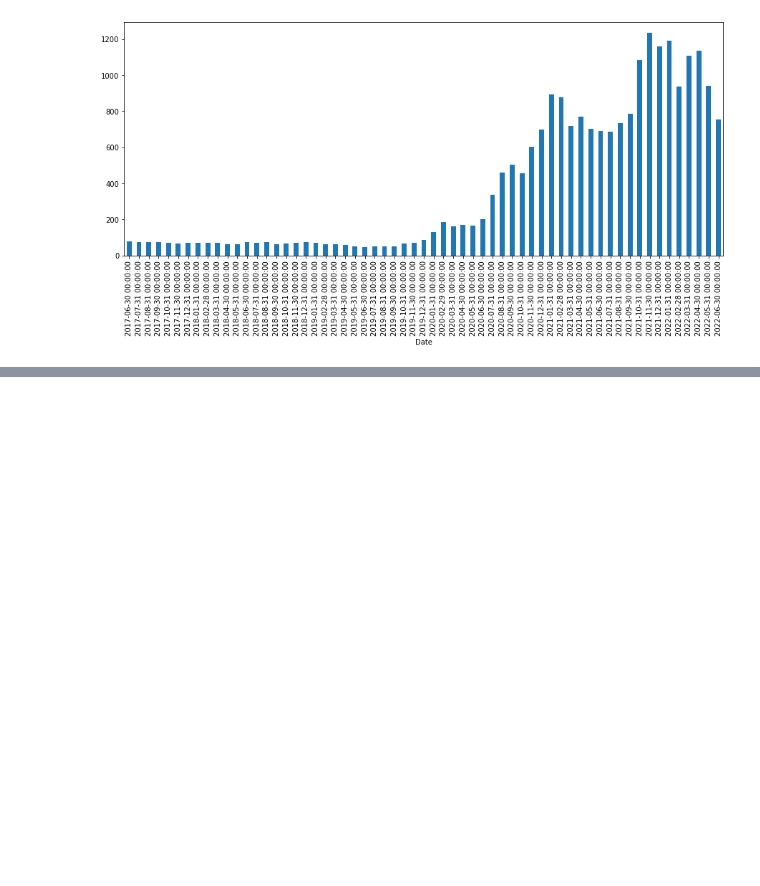
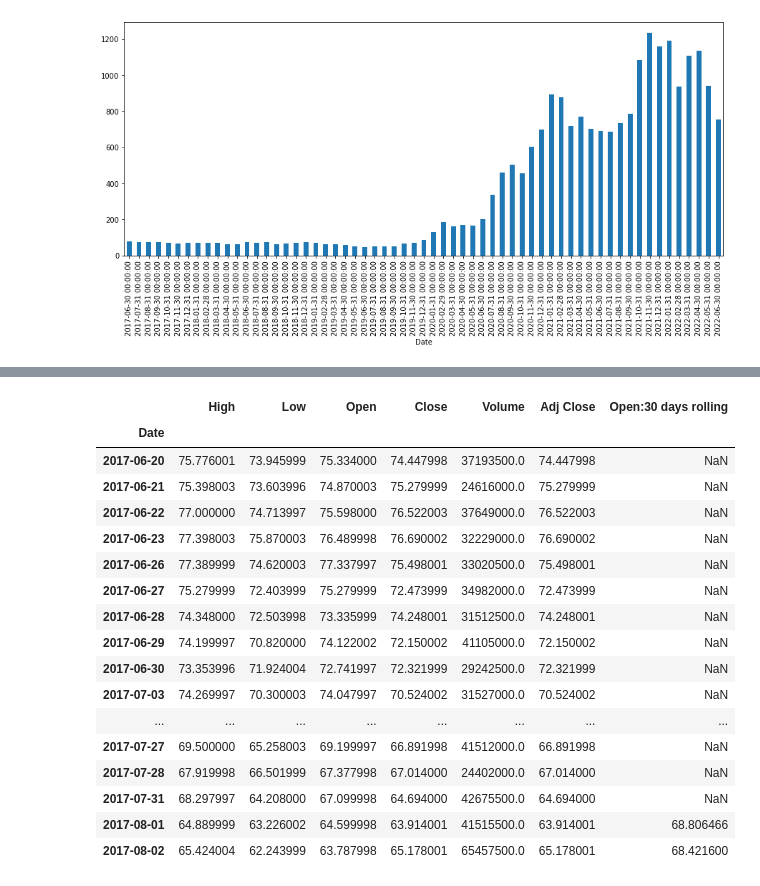
Before and after one commit to siddartha-10/EDA-TimeSeriesData, a Jupyter notebook: Time Series EDA.ipynb, the cells around one changed output, grey strips where cells are left out. Cells and saved outputs as stored; diff of their text form; code cells hidden in the pictures; blank space fills up the shorter version.

```diff
--- a/Time Series EDA.ipynb
+++ b/Time Series EDA.ipynb
@@ -265,0 +300,21 @@ df_tesla['Open'].resample(rule='M').max().plot(kind='bar',figsize = (15,6))
+# %%
+df_tesla.head(31)
+# %% [output]
+|  | High | Low | Open | Close | Volume | Adj Close | Open:30 days rolling |
+| Date |  |  |  |  |  |  |  |
+| 2017-06-20 | 75.776001 | 73.945999 | 75.334000 | 74.447998 | 37193500.0 | 74.447998 | NaN |
+| 2017-06-21 | 75.398003 | 73.603996 | 74.870003 | 75.279999 | 24616000.0 | 75.279999 | NaN |
+| 2017-06-22 | 77.000000 | 74.713997 | 75.598000 | 76.522003 | 37649000.0 | 76.522003 | NaN |
+| 2017-06-23 | 77.398003 | 75.870003 | 76.489998 | 76.690002 | 32229000.0 | 76.690002 | NaN |
+| 2017-06-26 | 77.389999 | 74.620003 | 77.337997 | 75.498001 | 33020500.0 | 75.498001 | NaN |
+| 2017-06-27 | 75.279999 | 72.403999 | 75.279999 | 72.473999 | 34982000.0 | 72.473999 | NaN |
+| 2017-06-28 | 74.348000 | 72.503998 | 73.335999 | 74.248001 | 31512500.0 | 74.248001 | NaN |
+| 2017-06-29 | 74.199997 | 70.820000 | 74.122002 | 72.150002 | 41105000.0 | 72.150002 | NaN |
+| 2017-06-30 | 73.353996 | 71.924004 | 72.741997 | 72.321999 | 29242500.0 | 72.321999 | NaN |
+| 2017-07-03 | 74.269997 | 70.300003 | 74.047997 | 70.524002 | 31527000.0 | 70.524002 | NaN |
+| ... | ... | ... | ... | ... | ... | ... | ... |
+| 2017-07-27 | 69.500000 | 65.258003 | 69.199997 | 66.891998 | 41512000.0 | 66.891998 | NaN |
+| 2017-07-28 | 67.919998 | 66.501999 | 67.377998 | 67.014000 | 24402000.0 | 67.014000 | NaN |
+| 2017-07-31 | 68.297997 | 64.208000 | 67.099998 | 64.694000 | 42675500.0 | 64.694000 | NaN |
+| 2017-08-01 | 64.889999 | 63.226002 | 64.599998 | 63.914001 | 41515500.0 | 63.914001 | 68.806466 |
+| 2017-08-02 | 65.424004 | 62.243999 | 63.787998 | 65.178001 | 65457500.0 | 65.178001 | 68.421600 |
```
Also changed, not shown: parts of 5 cells of this notebook.
